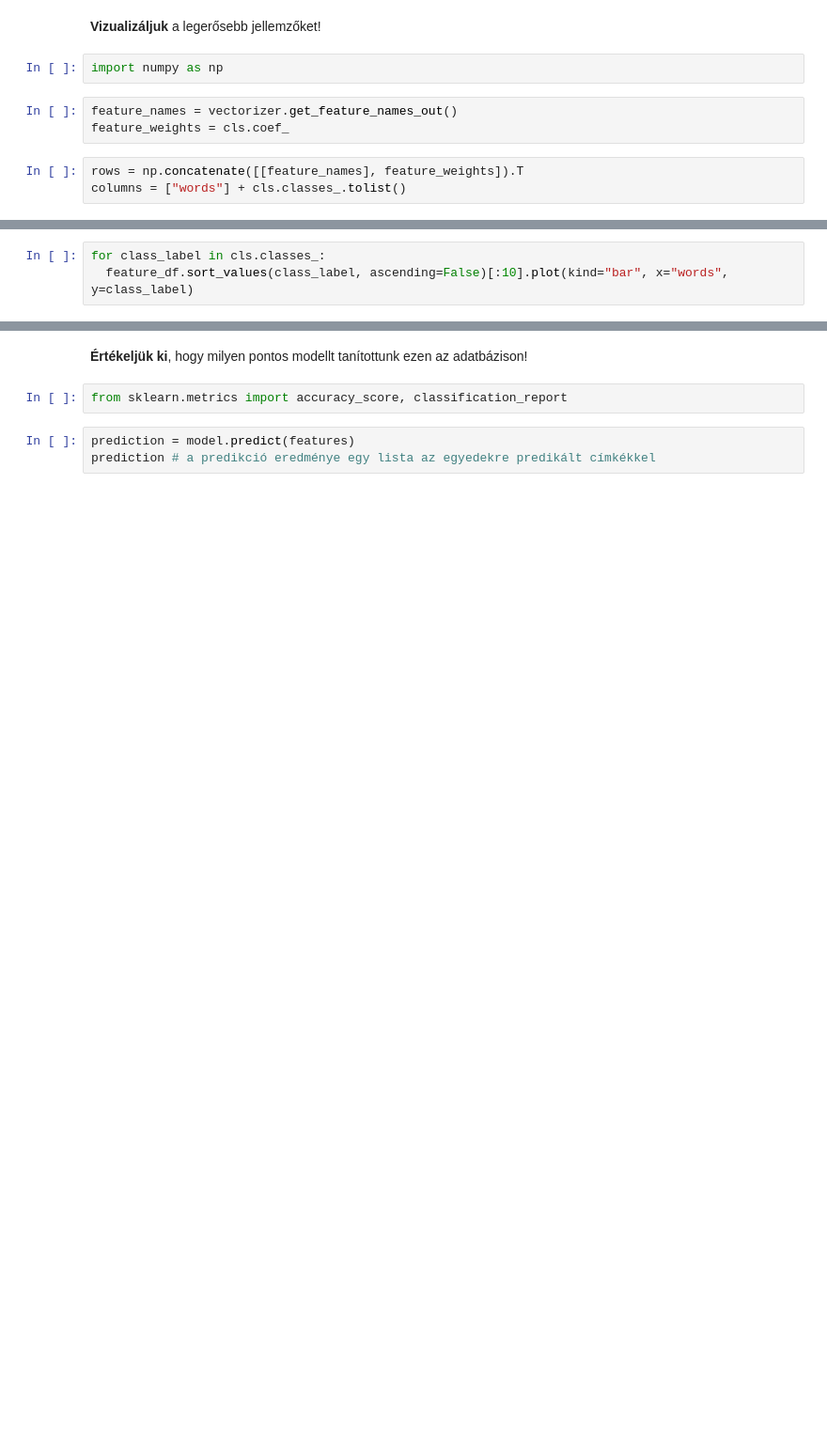
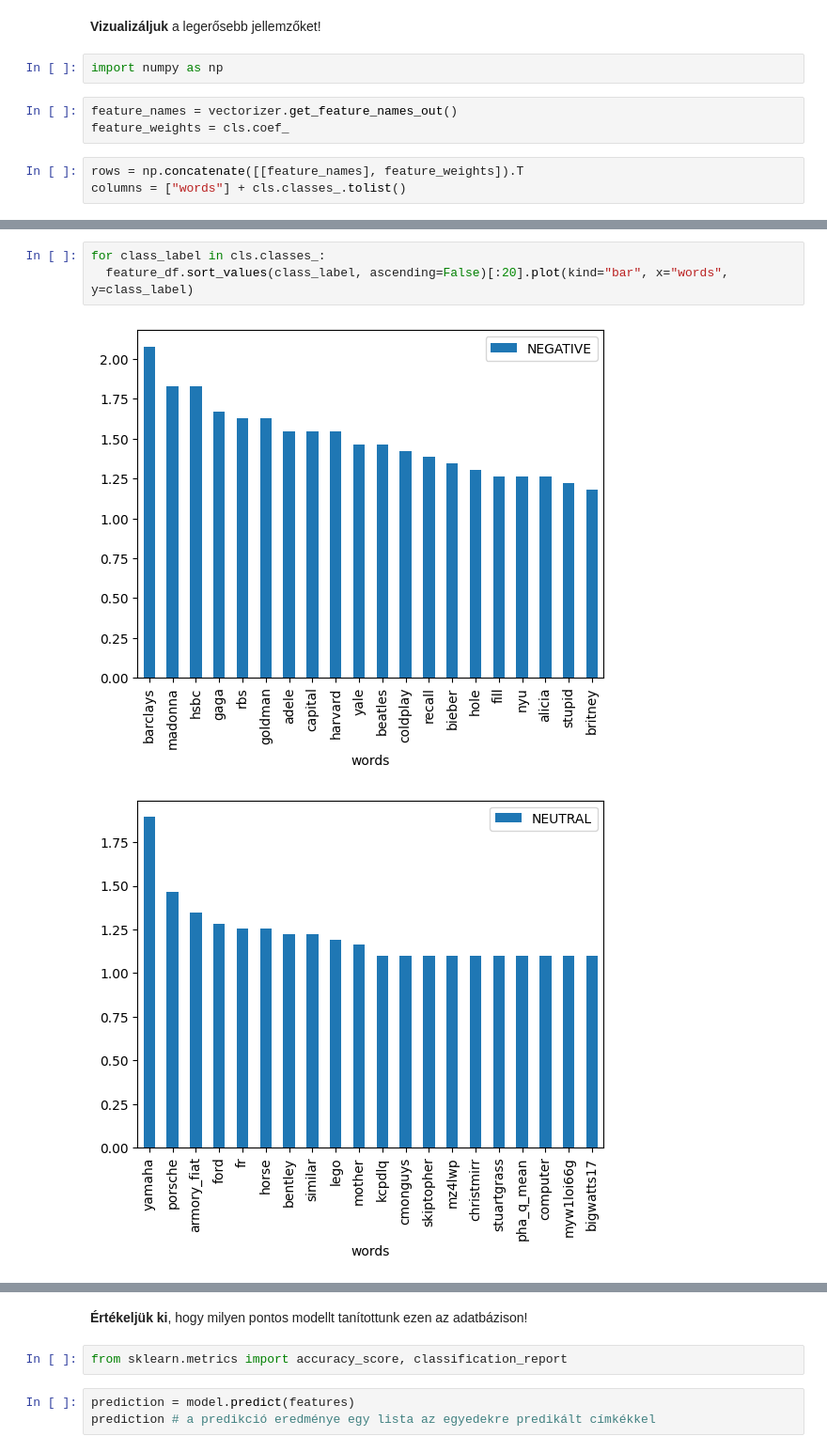
Before and after one commit to bodorcy/hazifeladatok, a Jupyter notebook: ml_4_feature_eng.ipynb, the cells around one changed output, grey strips where cells are left out. Shown: that part at 94% size. Saved outputs shown, nothing was run; the diff lists cells and outputs as text; blank space fills up the shorter version.

```diff
--- a/ml_4_feature_eng.ipynb
+++ b/ml_4_feature_eng.ipynb
@@ -86,3 +161,6 @@ feature_df
 # %%
 for class_label in cls.classes_:
-  feature_df.sort_values(class_label, ascending=False)[:10].plot(kind="bar", x="words", y=class_label)
+  feature_df.sort_values(class_label, ascending=False)[:20].plot(kind="bar", x="words", y=class_label)
+# %% [output]
+[figure, added]
+[figure, added]
```
Also changed, not shown: parts of 34 cells of this notebook.
